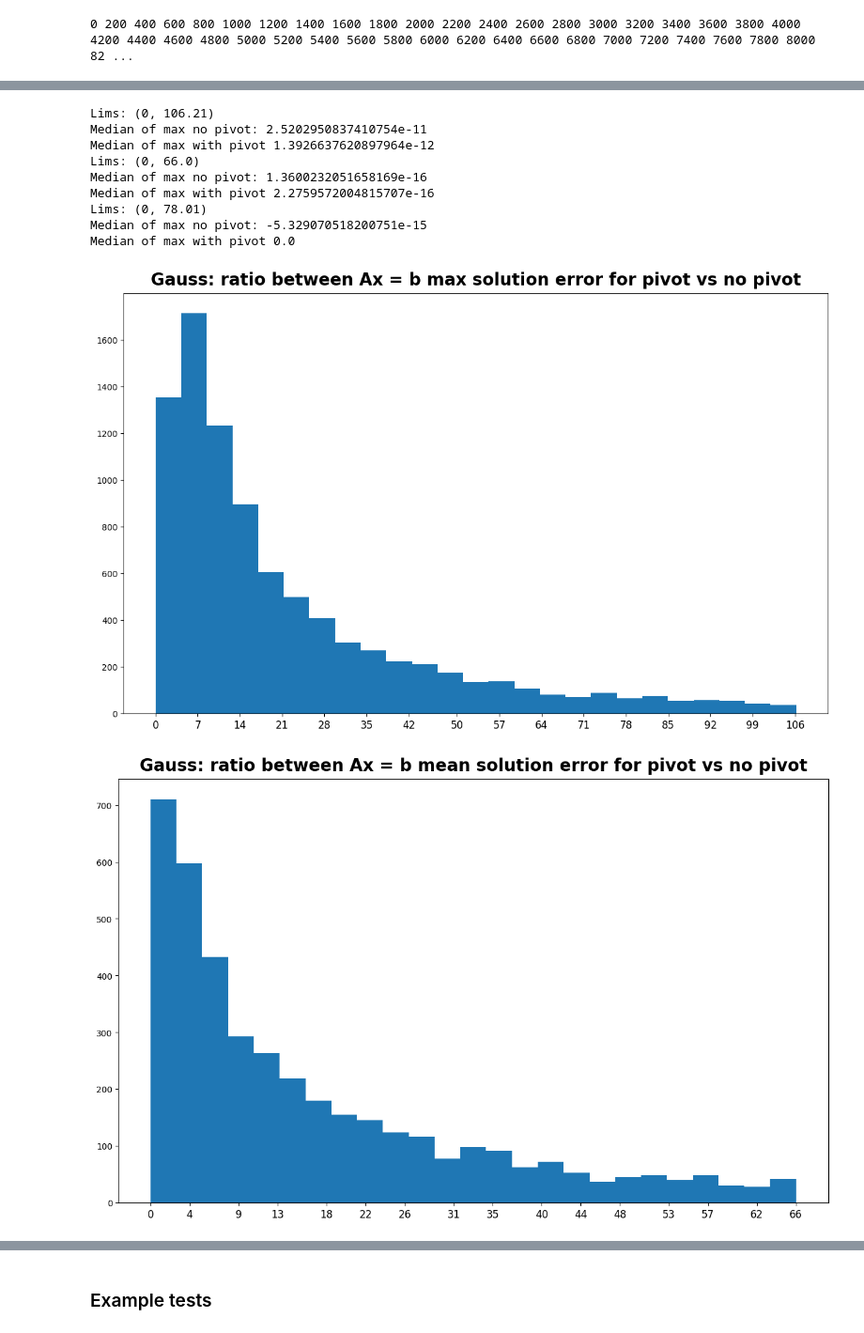
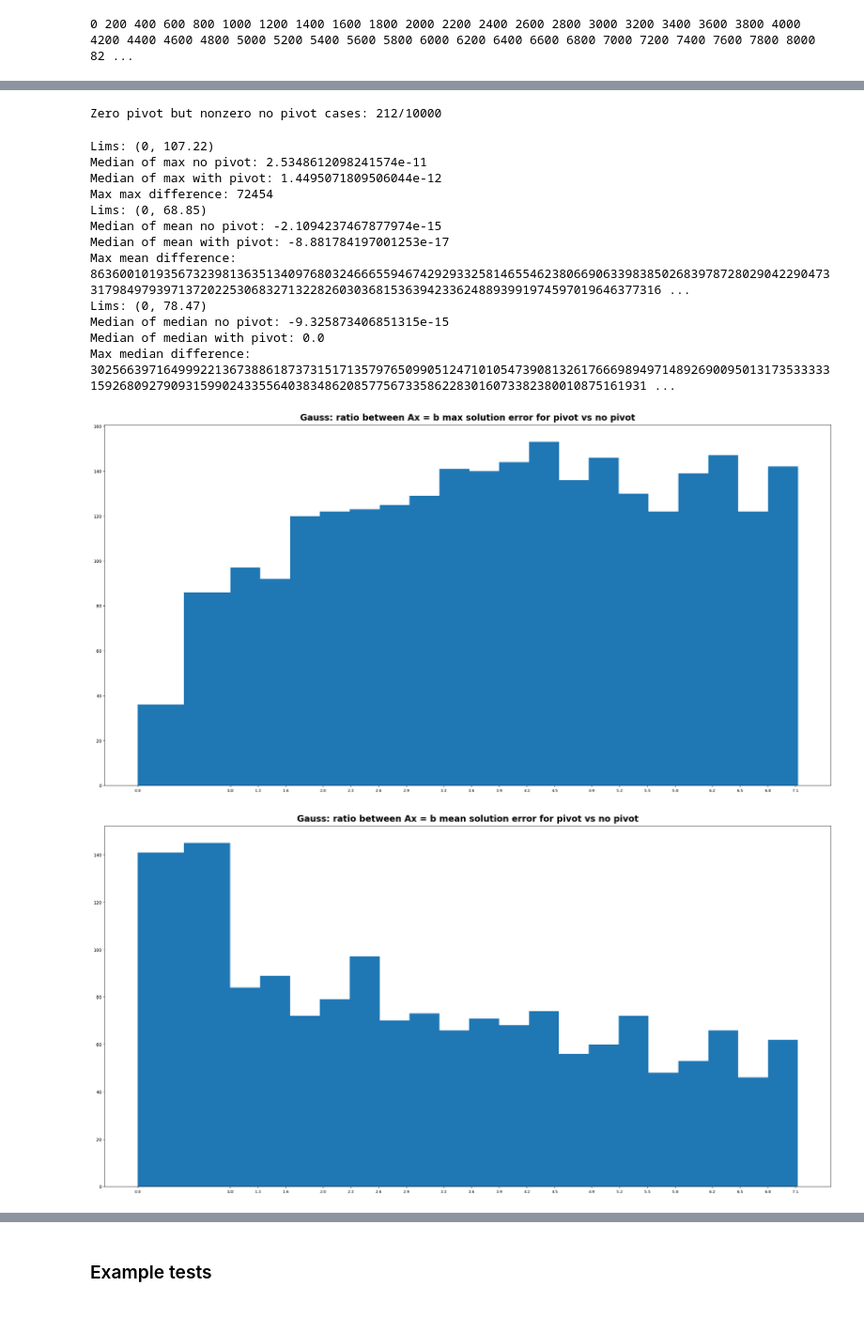
Before and after one commit to Jakub-Karczewski/matrix_algorithms, a Jupyter notebook: matrix_calculus_sem_8/lab2/lab2-iteracyjnie.ipynb, the cells around one changed output, grey strips where cells are left out. Shown at 94% size. Saved outputs shown, nothing was run; the diff lists cells and outputs as text; code cells hidden in the pictures.

```diff
--- a/matrix_calculus_sem_8/lab2/lab2-iteracyjnie.ipynb
+++ b/matrix_calculus_sem_8/lab2/lab2-iteracyjnie.ipynb
@@ -262,15 +272,22 @@ def custom_rand(num, bound):
 
 
 for i, metric_res in enumerate([lu_pivot_max, lu_pivot_mean, lu_pivot_median]):
-    lims = [0, np.percentile(metric_res[:, 2], 89)]
+    lu_lims = [0, np.percentile(metric_res[:, 2], 89)]
     k = 25
     s = 15
 
-    print(f"Lims: ({lims[0]}, {round(lims[1], 2)})")
+    print(f"Lims: ({lu_lims[0]}, {round(lu_lims[1], 2)})")
 
-    plt.figure(figsize=(15, 9))
-    plt.hist(metric_res[:, 2], bins=[lims[1]/k * i for i in range(k+1)])
-    plt.xticks([custom_rand(lims[1]/s * i, lims[1]) for i in range(s+1)], fontsize = 12)
+    plt.figure(figsize=(30, 9))
+    plt.figure(figsize=(30, 9))
+
+    bins = np.concatenate([
+        [0.0, 0.5, 1.0],
+        np.linspace(1.0, lu_lims[1], k)[1:]  # more bins above 1
+    ])
+
+    plt.hist(metric_res[:, 2], bins=bins)
+    plt.xticks([0.0, 1.0] + [custom_rand(bin, lu_lims[1]) for bin in bins[2:]], fontsize = 9)
 
     plt.title(f"LU - ratio between {labels[i]} error for pivot vs no pivot", fontsize=20, fontweight='bold', pad=10 )
     plt.plot()
@@ -331,32 +360,49 @@ for i in range(NUM_TRIALS):
+# %%
+print(f"Zero pivot but nonzero no pivot cases: {zero_nonzero_cases}/{NUM_TRIALS}")
+# %% [output]
+Zero pivot but nonzero no pivot cases: 212/10000
 # %%
-gauss_pivot_max = np.array(gauss_pivot_diff["max"])
-gauss_pivot_mean = np.array(gauss_pivot_diff["mean"])
-gauss_pivot_median = np.array(gauss_pivot_diff["median"])
+gauss_pivot_max = np.array(gauss_pivot_diff["max"], dtype = np.float64)
+gauss_pivot_mean = np.array(gauss_pivot_diff["mean"], dtype = np.float64)
+gauss_pivot_median = np.array(gauss_pivot_diff["median"], dtype = np.float64)
 # %%
 labels = ["max", "mean", "median"]
 for i, metric_res in enumerate([gauss_pivot_max, gauss_pivot_mean, gauss_pivot_median]):
     gauss_lims = [0, np.percentile(metric_res[:, 2], 89)]
-    k = 25
     s = 15
 
     print(f"Lims: ({gauss_lims[0]}, {round(gauss_lims[1], 2)})")
 
-    plt.figure(figsize=(15, 9))
-    plt.hist(metric_res[:, 2], bins = [gauss_lims[1]/k * i for i in range(k+1)])
-    plt.xticks([custom_rand(gauss_lims[1]/s * i, gauss_lims[1]) for i in range(s+1)], fontsize = 12)
+    plt.figure(figsize=(30, 15))
+    min_val, max_val = gauss_lims[0], gauss_lims[1]
+
+    k = 20
+
+    bins = np.concatenate([
+        [0.0, 0.5, 1.0],
+        np.linspace(1.0, lu_lims[1], k)[1:]  # more bins above 1
+    ])
+
+    plt.hist(metric_res[:, 2], bins = bins)
+
+    plt.xticks([0.0, 1.0] + [custom_rand(bin, lu_lims[1]) for bin in bins[2:]], fontsize = 9)
     plt.title(f"Gauss: ratio between Ax = b {labels[i]} solution error for pivot vs no pivot", fontsize=20, fontweight='bold', pad=10 )
 
-    print("Median of max no pivot:", np.median(metric_res[:, 0]))
-    print("Median of max with pivot", np.median(metric_res[:, 1]))
+    print(f"Median of {labels[i]} no pivot:", np.median(metric_res[:, 0]))
+    print(f"Median of {labels[i]} with pivot:", np.median(metric_res[:, 1]))
+    print(f"Max {labels[i]} difference:", round(np.max(metric_res[:, 2])))
 # %% [output]
-Lims: (0, 106.21)
-Median of max no pivot: 2.5202950837410754e-11
-Median of max with pivot 1.3926637620897964e-12
-Lims: (0, 66.0)
-Median of max no pivot: 1.3600232051658169e-16
-Median of max with pivot 2.2759572004815707e-16
-Lims: (0, 78.01)
-Median of max no pivot: -5.329070518200751e-15
-Median of max with pivot 0.0
+Lims: (0, 107.22)
+Median of max no pivot: 2.5348612098241574e-11
+Median of max with pivot: 1.4495071809506044e-12
+Max max difference: 72454
+Lims: (0, 68.85)
+Median of mean no pivot: -2.1094237467877974e-15
+Median of mean with pivot: -8.881784197001253e-17
+Max mean difference: 86360010193567323981363513409768032466655946742929332581465546238066906339838502683978728029042290473317984979397137202253068327132282603036815363942336248893991974597019646377316 ...
+Lims: (0, 78.47)
+Median of median no pivot: -9.325873406851315e-15
+Median of median with pivot: 0.0
+Max median difference: 302566397164999221367388618737315171357976509905124710105473908132617666989497148926900950131735333331592680927909315990243355640383486208577567335862283016073382380010875161931 ...
-[figure, old version]
+[figure, new version]
-[figure, old version]
+[figure, new version]
```
Also changed, not shown: parts of 6 cells of this notebook.
